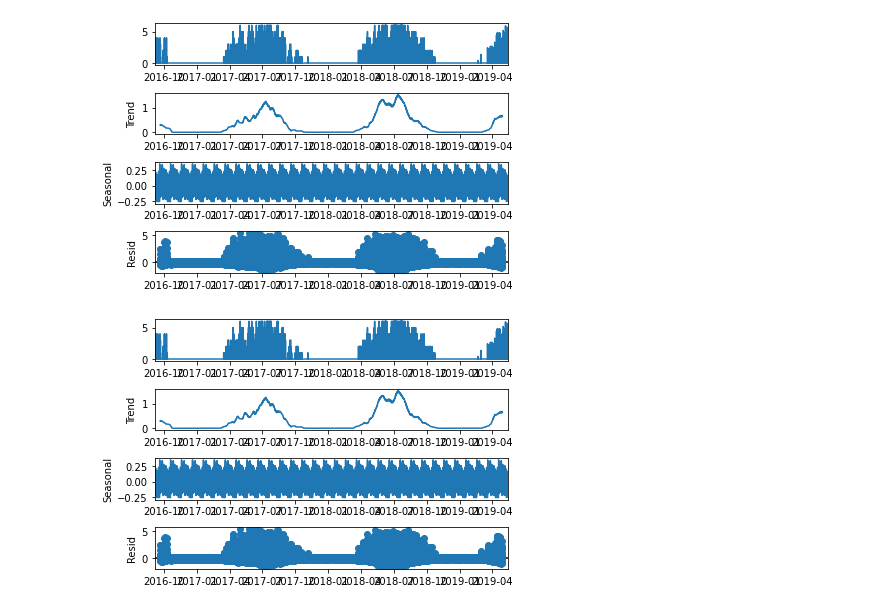
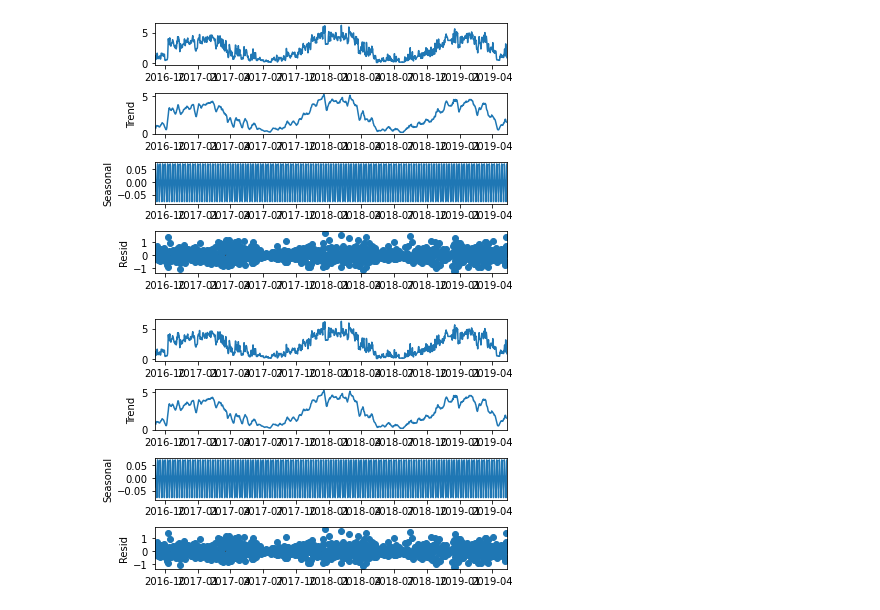
Before and after one commit to 4ug-aug/Otovo-OptimalControl, a Jupyter notebook: models.ipynb, the cells around one changed output. Cells and saved outputs as stored; diff of their text form; code cells hidden in the pictures.

```diff
--- a/models.ipynb
+++ b/models.ipynb
@@ -12,7 +14,7 @@ import matplotlib.pyplot as plt
 # %%
 # Load data
-df_prod = pd.read_csv("data/production_100_data.csv")
-df_cons = pd.read_csv("data/consumption_100_data.csv")
+df_prod = pd.read_csv("data/gridtx-dump-AGGREGATED-CLEANED-THRESHOLD-COVERAGE100-NORMALIZED-CONS.csv")
+df_cons = pd.read_csv("data/gridtx-dump-AGGREGATED-CLEANED-THRESHOLD-COVERAGE100-NORMALIZED-PROD.csv")
 
 df_prod_2_year_cons = pd.read_csv('data/year_coverage_consumption_100.csv')
 df_prod_2_year_prod = pd.read_csv('data/year_coverage_production_100.csv')
@@ -61,11 +54,12 @@ def get_series(meter_id, type="prod", start=None, end=None, agg=None):
 
     if type == "prod":
         df_return = df_prod[df_prod["meter_id"] == meter_id]
-        df_return = df_return.drop(["meter_id"], axis=1)
+        # Drop all columns but timeslot and num_kwh_normalized
+        df_return = df_return[['timeslot', 'num_kwh_normalized']]
         # Set index to timeslot
         # Filter on start and end
         # Convert timeslot to datetime
-        df_return["timeslot"] = pd.to_datetime(df_return["timeslot"])
+        df_return["timeslot"] = pd.to_datetime(df_return["timeslot"], utc=True)
         if start is not None and end is not None:
             print("Filtering on start and end: ", start, end)
             try:
@@ -98,11 +92,12 @@ def get_series(meter_id, type="prod", start=None, end=None, agg=None):
 
     elif type == "cons":
         df_return = df_cons[df_cons["meter_id"] == meter_id]
-        df_return = df_return.drop(["meter_id"], axis=1)
+        # Drop all columns but timeslot and num_kwh_normalized
+        df_return = df_return[['timeslot', 'num_kwh_normalized']]
         # Set index to timeslot
         # Filter on start and end
         # Convert timeslot to datetime
-        df_return["timeslot"] = pd.to_datetime(df_return["timeslot"])
+        df_return["timeslot"] = pd.to_datetime(df_return["timeslot"], utc=True)
         if start is not None and end is not None:
             print("Filtering on start and end: ", start, end)
             try:
@@ -189,7 +183,7 @@ series = get_series("28ba7f57-6e83-4341-8078-232c1639e4e3",
                         type="prod",
                         start=None,
                         end=None,
-                        agg=None)
-# print(series.head(20))
+                        agg="day")
+print(series.head(10))
 # %% [output]
 Getting series for meter_id: 28ba7f57-6e83-4341-8078-232c1639e4e3
@@ -196,7 +202,7 @@ Getting series for meter_id: 28ba7f57-6e83-4341-8078-232c1639e4e3
 # %%
 # Fit Seasonal Decomposition
-decomp = seasonal_decompose(series, model="additive", period=2*365)
+decomp = seasonal_decompose(series, model="additive")
 decomp.plot()
 # %% [output]
-[figure, old version]
+[figure, new version]
-[figure, old version]
+[figure, new version]
```
Also changed, not shown: parts of 11 cells of this notebook.
